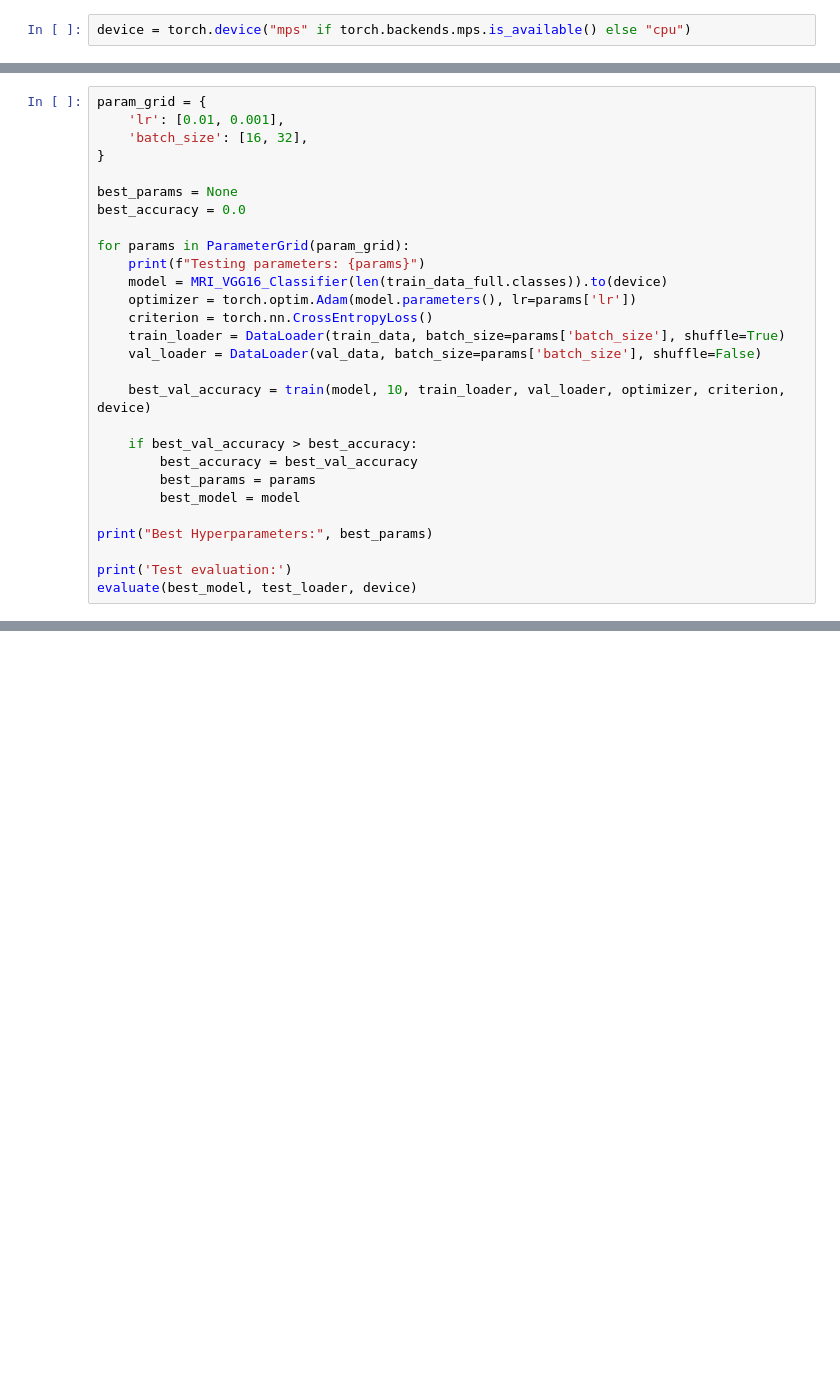
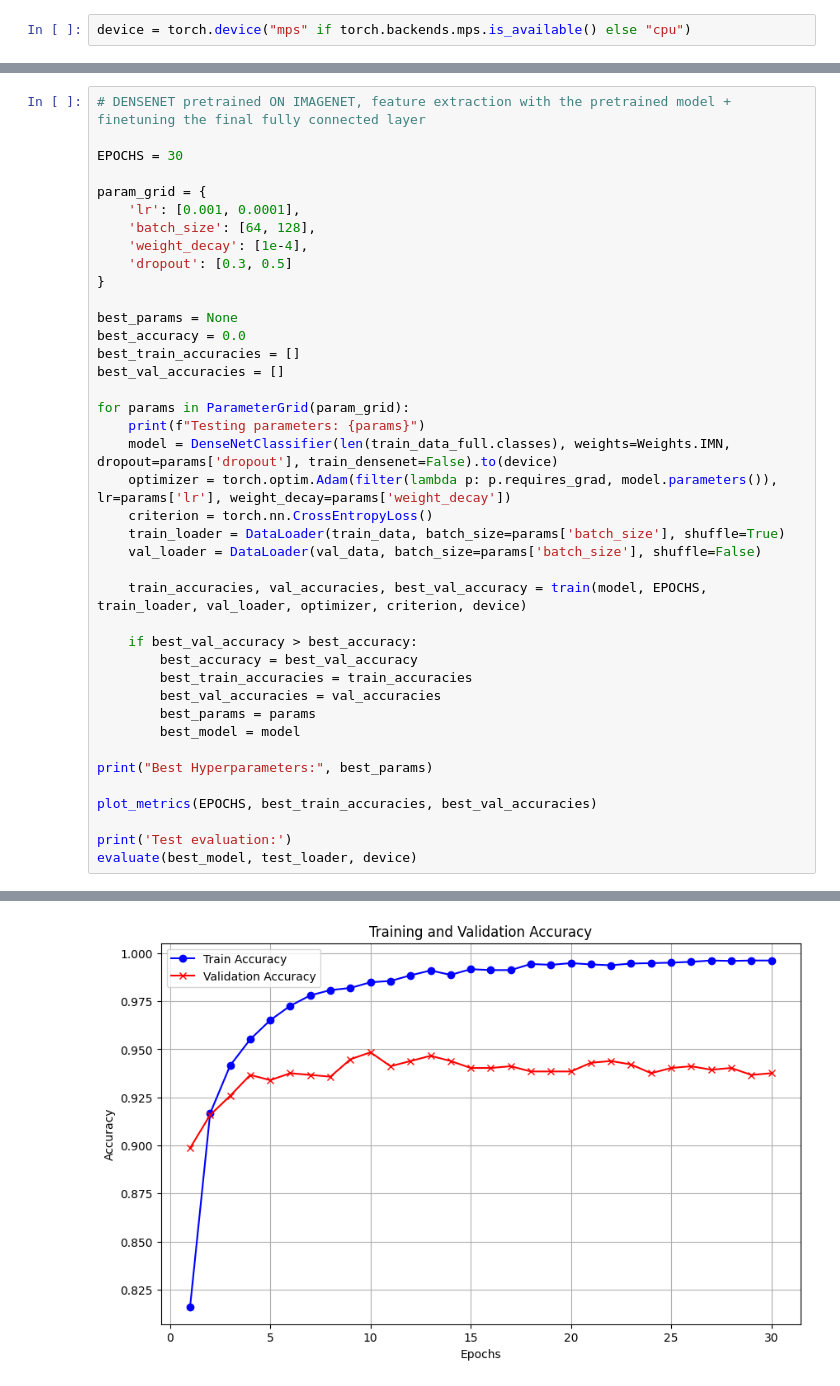
Before and after one commit to m-a-ri-t-a/brain-tumor-classification, a Jupyter notebook: main.ipynb, the cells around one changed output, grey strips where cells are left out. Drawn from its saved outputs; the diff is of its cells as text; blank space fills up the shorter version.

```diff
--- a/main.ipynb
+++ b/main.ipynb
@@ -209,28 +317,41 @@ evaluate(best_model, test_loader, device)
 # %%
+# DENSENET pretrained ON IMAGENET, feature extraction with the pretrained model + finetuning the final fully connected layer
+
+EPOCHS = 30
+
 param_grid = {
-    'lr': [0.01, 0.001],
-    'batch_size': [16, 32],
+    'lr': [0.001, 0.0001],
+    'batch_size': [64, 128],
+    'weight_decay': [1e-4],
+    'dropout': [0.3, 0.5]
 }
 
 best_params = None
 best_accuracy = 0.0
+best_train_accuracies = []
+best_val_accuracies = []
 
 for params in ParameterGrid(param_grid):
     print(f"Testing parameters: {params}")
-    model = MRI_VGG16_Classifier(len(train_data_full.classes)).to(device)
-    optimizer = torch.optim.Adam(model.parameters(), lr=params['lr'])
+    model = DenseNetClassifier(len(train_data_full.classes), weights=Weights.IMN, dropout=params['dropout'], train_densenet=False).to(device)
+    optimizer = torch.optim.Adam(filter(lambda p: p.requires_grad, model.parameters()), lr=params['lr'], weight_decay=params['weight_decay'])
     criterion = torch.nn.CrossEntropyLoss()
     train_loader = DataLoader(train_data, batch_size=params['batch_size'], shuffle=True)
     val_loader = DataLoader(val_data, batch_size=params['batch_size'], shuffle=False)
 
-    best_val_accuracy = train(model, 10, train_loader, val_loader, optimizer, criterion, device)
+    train_accuracies, val_accuracies, best_val_accuracy = train(model, EPOCHS, train_loader, val_loader, optimizer, criterion, device)
 
     if best_val_accuracy > best_accuracy:
         best_accuracy = best_val_accuracy
+        best_train_accuracies = train_accuracies
+        best_val_accuracies = val_accuracies
         best_params = params
         best_model = model
 
 print("Best Hyperparameters:", best_params)
 
+plot_metrics(EPOCHS, best_train_accuracies, best_val_accuracies)
+
 print('Test evaluation:')
 evaluate(best_model, test_loader, device)
+# %% [output]
@@ -236,0 +377 @@ evaluate(best_model, test_loader, device)
+[figure, added]
```
Also changed, not shown: parts of 18 cells of this notebook, 5 other files.
